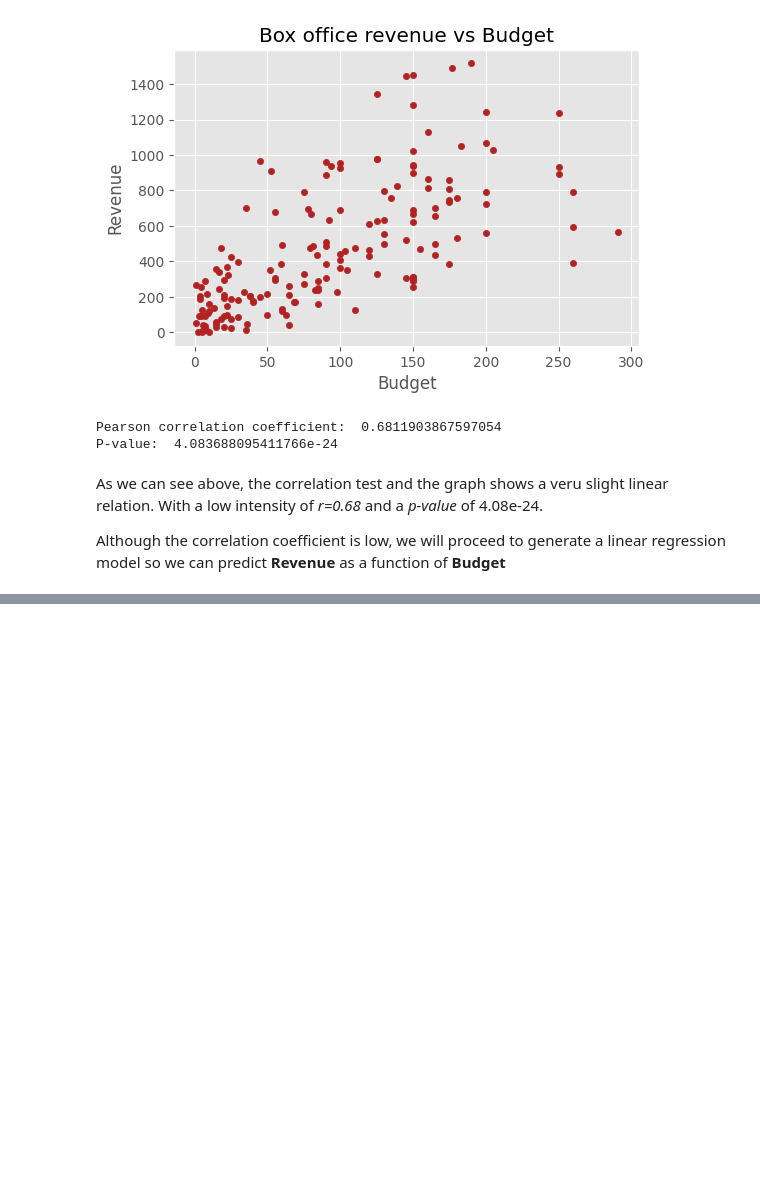
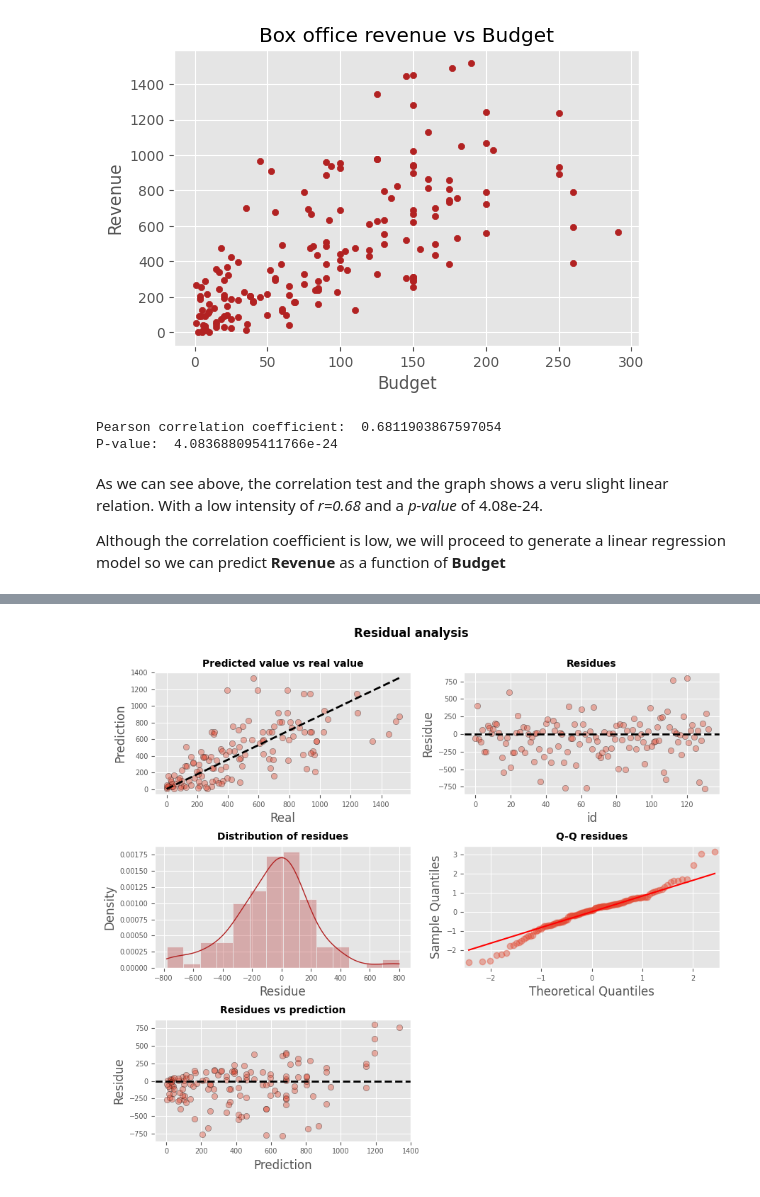
Before and after one commit to Alaninja1209/Did-you-like-the-movie-, a Jupyter notebook: LinearRegression_Analysis.ipynb, the cells around one changed output, grey strips where cells are left out. Saved outputs shown, nothing was run; the diff lists cells and outputs as text; code cells hidden in the pictures; blank space fills up the shorter version.

Commit message:
Finishing model fitting and performing test and residuals analysis

```diff
--- a/LinearRegression_Analysis.ipynb
+++ b/LinearRegression_Analysis.ipynb
@@ -123,0 +192,8 @@ X_train, X_test, y_train, y_test = train_test_split(
+# %%
+# Model fitting using matrices
+# ==============================================================================
+# Add a column of 1s to the predictor matrix
+X_train_int = sm.add_constant(X_train, prepend=True)
+modelm = sm.OLS(endog=y_train, exog=X_train_int,)
+modelm = modelm.fit()
+modelm.summary()
@@ -123,0 +222,6 @@ X_train, X_test, y_train, y_test = train_test_split(
+# %%
+# Model fitting using matrices
+# ==============================================================================
+modelm_noint = sm.OLS(endog=y_train, exog=X_train,)
+modelm_noint = modelm_noint.fit()
+modelm_noint.summary()
@@ -123,0 +260,6 @@ X_train, X_test, y_train, y_test = train_test_split(
+# %%
+# Residual analysis
+# ==============================================================================
+y_train = y_train.flatten()
+prediction_train = modelm_noint.predict(exog = X_train)
+residues_train   = prediction_train - y_train
@@ -123,0 +282,64 @@ X_train, X_test, y_train, y_test = train_test_split(
+# %%
+# Graphs
+# ==============================================================================
+fig, axes = plt.subplots(nrows=3, ncols=2, figsize=(9, 8))
+
+axes[0, 0].scatter(y_train, prediction_train, edgecolors=(0, 0, 0), alpha = 0.4)
+axes[0, 0].plot([y_train.min(), y_train.max()], [prediction_train.min(), prediction_train.max()],
+                'k--', color = 'black', lw=2)
+axes[0, 0].set_title('Predicted value vs real value', fontsize = 10, fontweight = "bold")
+axes[0, 0].set_xlabel('Real')
+axes[0, 0].set_ylabel('Prediction')
+axes[0, 0].tick_params(labelsize = 7)
+
+axes[0, 1].scatter(list(range(len(y_train))), residues_train,
+                   edgecolors=(0, 0, 0), alpha = 0.4)
+axes[0, 1].axhline(y = 0, linestyle = '--', color = 'black', lw=2)
+axes[0, 1].set_title('Residues', fontsize = 10, fontweight = "bold")
+axes[0, 1].set_xlabel('id')
+axes[0, 1].set_ylabel('Residue')
+axes[0, 1].tick_params(labelsize = 7)
+
+sns.histplot(
+    data    = residues_train,
+    stat    = "density",
+    kde     = True,
+    line_kws= {'linewidth': 1},
+    color   = "firebrick",
+    alpha   = 0.3,
+    ax      = axes[1, 0]
+)
+
+axes[1, 0].set_title('Distribution of residues', fontsize = 10,
+                     fontweight = "bold")
+axes[1, 0].set_xlabel("Residue")
+axes[1, 0].tick_params(labelsize = 7)
+
+
+sm.qqplot(
+    residues_train,
+    fit   = True,
+    line  = 'q',
+    ax    = axes[1, 1],
+    color = 'firebrick',
+    alpha = 0.4,
+    lw    = 2
+)
+axes[1, 1].set_title('Q-Q residues', fontsize = 10, fontweight = "bold")
+axes[1, 1].tick_params(labelsize = 7)
+
+axes[2, 0].scatter(prediction_train, residues_train,
+                   edgecolors=(0, 0, 0), alpha = 0.4)
+axes[2, 0].axhline(y = 0, linestyle = '--', color = 'black', lw=2)
+axes[2, 0].set_title('Residues vs prediction', fontsize = 10, fontweight = "bold")
+axes[2, 0].set_xlabel('Prediction')
+axes[2, 0].set_ylabel('Residue')
+axes[2, 0].tick_params(labelsize = 7)
+
+# Eliminate empty axes
+fig.delaxes(axes[2,1])
+
+fig.tight_layout()
+plt.subplots_adjust(top=0.9)
+fig.suptitle('Residual analysis', fontsize = 12, fontweight = "bold")
+# %% [output]
@@ -123,0 +347 @@ X_train, X_test, y_train, y_test = train_test_split(
+[figure, added]
```
Also changed, not shown: parts of 27 cells of this notebook.
